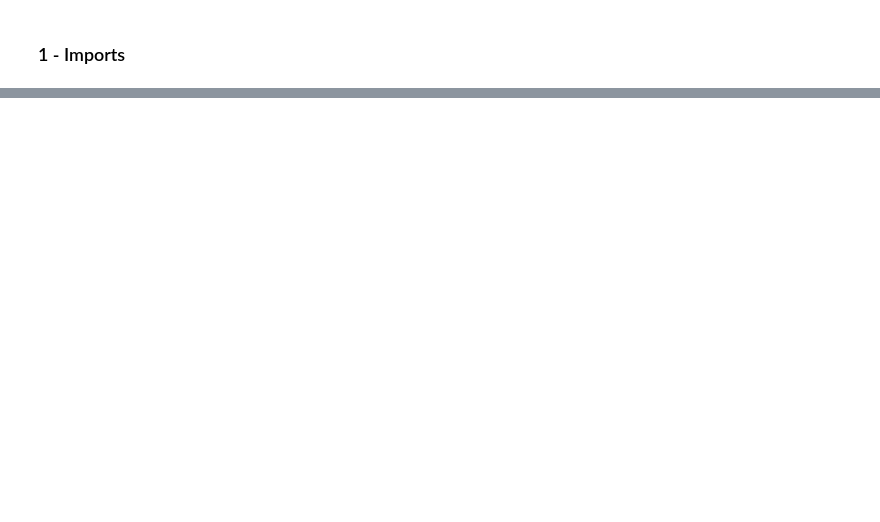
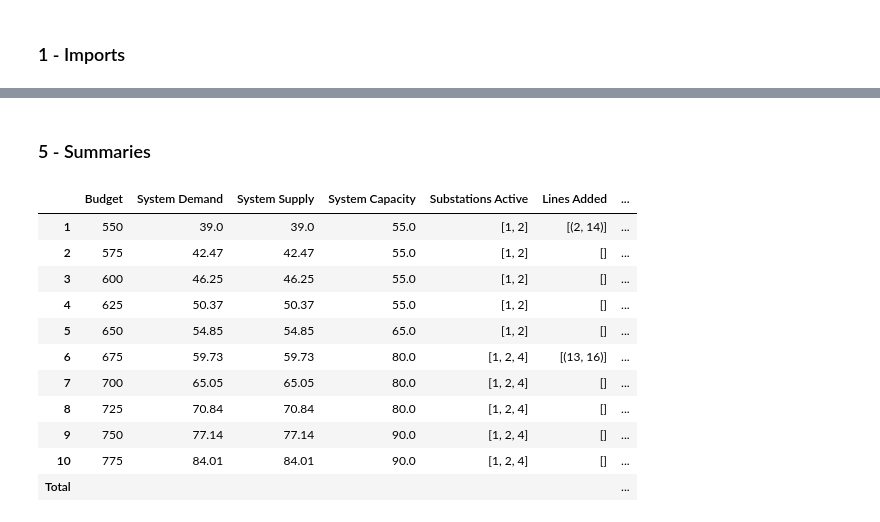
Before and after one commit to hubertprz/46750-optimization-assignment-2, a Jupyter notebook: model_3.ipynb, the cells around one changed output, grey strips where cells are left out. Cells and saved outputs as stored; diff of their text form; code cells hidden in the pictures; blank space fills up the shorter version.

```diff
--- a/model_3.ipynb
+++ b/model_3.ipynb
@@ -140,0 +117,65 @@ Once `solve_network_stochastic` is implemented in `src/solver.py`, call it with
+# %% [markdown]
+### 5 - Summaries
+# %%
+S_idx = list(range(1, len(DistributionNetwork.SUBSTATIONS)+1))
+base_edge_cost = DistributionNetwork.edge_cost
+
+lines_added = {}
+for t in years:
+    added = set()
+    for (i, j, s, tau), val in solution['b_on'].items():
+        if tau == t and val > 0.5:
+            e = (i, j)
+            if base_edge_cost.get(e, 0) > 0:
+                added.add(e)
+    lines_added[t] = sorted(list(added))
+
+summary = pd.DataFrame({
+    'Budget': [B[t] if not isinstance(B, dict) else B[t] for t in years],
+    'System Demand': [system_demand[t] for t in years],
+    'System Supply': [round(sum(solution['r'][(s, t)] for s in S_idx), 2) for t in years],
+    'System Capacity': [sum(solution['P'][(s, t)] for s in S_idx) for t in years],
+    'Substations Active': [[s for s in S_idx if solution['w'][(s, t)] > 0.5] for t in years],
+    'Lines Added': [lines_added[t] for t in years],
+    'Cost substation (nom)': [round(solution['cost_components_nominal'][t]['substation'], 2) for t in years],
+    'Cost lines (nom)': [round(solution['cost_components_nominal'][t]['lines'], 2) for t in years],
+    'Cost connect (nom)': [round(solution['cost_components_nominal'][t]['connect'], 2) for t in years],
+    'Cost disconnect (nom)': [round(solution['cost_components_nominal'][t]['disconnect'], 2) for t in years],
+    'Cost reinforcement (nom)': [round(solution['cost_components_nominal'][t]['reinforcement'], 2) for t in years],
+    'Cost opex (nom)': [round(solution['cost_components_nominal'][t]['opex'], 2) for t in years],
+    'Cost (nominal)': [round(solution['cost_per_year_nominal'][t], 2) for t in years],
+    'Cost (discounted)': [round(solution['cost_per_year'][t], 2) for t in years],
+}, index=years)
+
+summary_totals = pd.DataFrame({
+    'Budget': [''],
+    'System Demand': [''],
+    'System Supply': [''],
+    'System Capacity': [''],
+    'Substations Active': [''],
+    'Lines Added': [''],
+    'Cost substation (nom)': [round(sum(solution['cost_components_nominal'][t]['substation'] for t in years), 2)],
+    'Cost lines (nom)': [round(sum(solution['cost_components_nominal'][t]['lines'] for t in years), 2)],
+    'Cost connect (nom)': [round(sum(solution['cost_components_nominal'][t]['connect'] for t in years), 2)],
+    'Cost disconnect (nom)': [round(sum(solution['cost_components_nominal'][t]['disconnect'] for t in years), 2)],
+    'Cost reinforcement (nom)': [round(sum(solution['cost_components_nominal'][t]['reinforcement'] for t in years), 2)],
+    'Cost opex (nom)': [round(sum(solution['cost_components_nominal'][t]['opex'] for t in years), 2)],
+    'Cost (nominal)': [round(sum(solution['cost_per_year_nominal'][t] for t in years), 2)],
+    'Cost (discounted)': [round(sum(solution['cost_per_year'][t] for t in years), 2)],
+}, index=['Total'])
+
+summary = pd.concat([summary, summary_totals])
+summary
+# %% [output]
+|  | Budget | System Demand | System Supply | System Capacity | Substations Active | Lines Added | ... |
+| 1 | 550 | 39.0 | 39.0 | 55.0 | [1, 2] | [(2, 14)] | ... |
+| 2 | 575 | 42.47 | 42.47 | 55.0 | [1, 2] | [] | ... |
+| 3 | 600 | 46.25 | 46.25 | 55.0 | [1, 2] | [] | ... |
+| 4 | 625 | 50.37 | 50.37 | 55.0 | [1, 2] | [] | ... |
+| 5 | 650 | 54.85 | 54.85 | 65.0 | [1, 2] | [] | ... |
+| 6 | 675 | 59.73 | 59.73 | 80.0 | [1, 2, 4] | [(13, 16)] | ... |
+| 7 | 700 | 65.05 | 65.05 | 80.0 | [1, 2, 4] | [] | ... |
+| 8 | 725 | 70.84 | 70.84 | 80.0 | [1, 2, 4] | [] | ... |
+| 9 | 750 | 77.14 | 77.14 | 90.0 | [1, 2, 4] | [] | ... |
+| 10 | 775 | 84.01 | 84.01 | 90.0 | [1, 2, 4] | [] | ... |
+| Total |  |  |  |  |  |  | ... |
```
Also changed, not shown: parts of 15 cells of this notebook, 1 other file.
